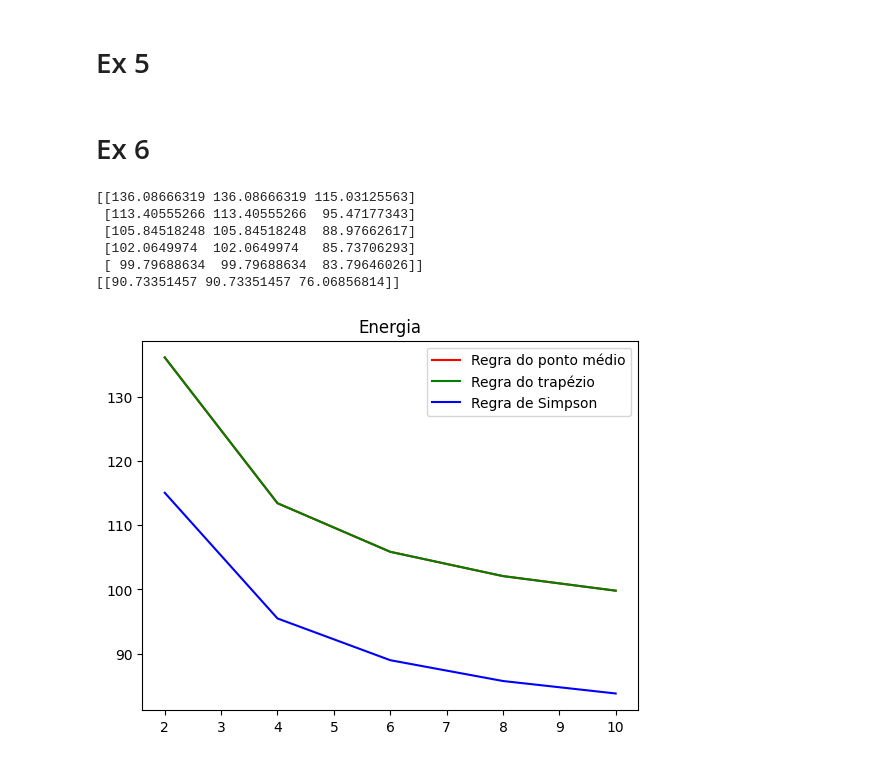
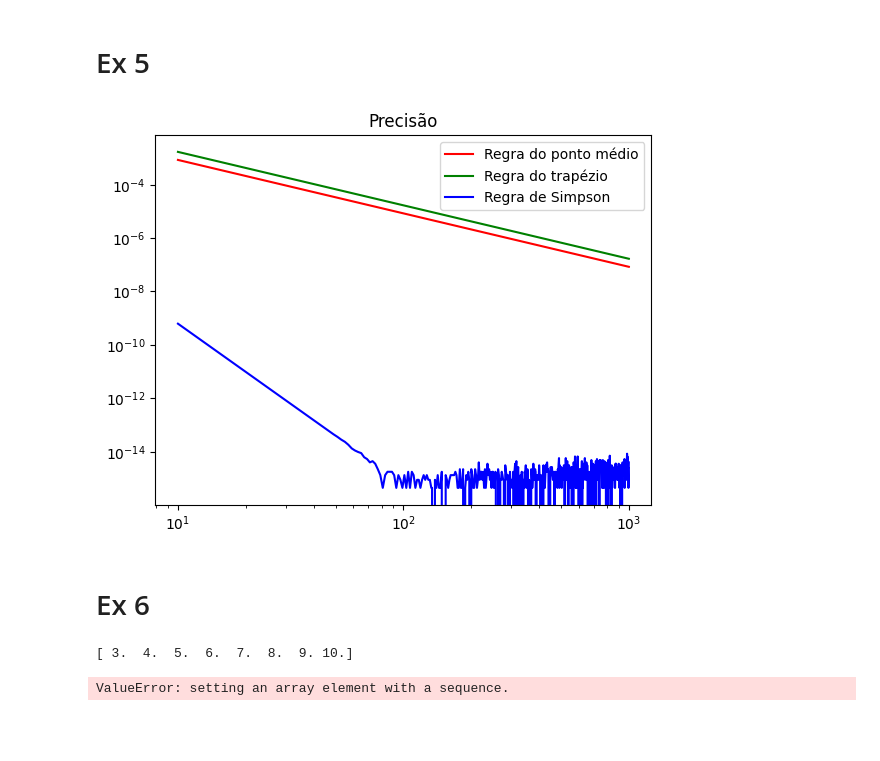
Before and after one commit to LuisFSForti/Atividades_USP, a Jupyter notebook: Calculo_Numerico/Atividade_5/Atividade5.ipynb, the cells around one changed output. Saved outputs shown, nothing was run; the diff lists cells and outputs as text; code cells hidden in the pictures; blank space fills up the shorter version.

```diff
--- a/Calculo_Numerico/Atividade_5/Atividade5.ipynb
+++ b/Calculo_Numerico/Atividade_5/Atividade5.ipynb
@@ -216,39 +216,54 @@ def CalcularIntegrais(N, a, b, funcao):
     res = []
 
     for n in N:
-        sumPM = 0
-        sumT = 0
-        sumS = 0
+        #sumPM = 0
+        #sumT = 0
+        #sumS = 0
+        #dist = (b-a)/n
+
+        #for x in a + np.arange(1, n+1) * dist:
+        #    sumPM += funcao(Media(x-dist, x))
+        #    sumT += funcao(x-dist) + funcao(x)
+        #    sumS += funcao(x-dist) + 4 * funcao(Media(x-dist, x)) + funcao(x)
+
+        #res.append([dist * sumPM, dist/2 * sumT, dist/6 * sumS])
+
         dist = (b-a)/n
-        for x in a + np.arange(0, n+1) * dist:
-            sumPM += Media(funcao(x-dist), funcao(x))
-            sumT += funcao(x-dist) + funcao(x)
-            sumS += funcao(x-dist) + 4 * funcao(Media(x-dist, x)) + func(x)
+        X = a + np.arange(1, n+1) * dist
+        Xm = Media(X - dist, X)
 
-        res.append([dist * sumPM, dist/2 * sumT, dist/6 * sumS])
+        resPM = dist * sum(funcao(Xm))
+        resT = dist/2 * sum(funcao(X-dist) + funcao(X))
+        resS = dist/6 * sum(funcao(X-dist) + 4*funcao(Xm) + funcao(X))
+
+        res.append([resPM, resT, resS])
+
+        #print(resPM - dist * sumPM, resT - dist/2 * sumT, resS - dist/6 * sumS)
 
     return np.array(res)
 # %%
 def func(x):
     return 4/(1 + x**2)
 
 qtd = 500
-N = np.linspace(1, 10**3, qtd, dtype=int)
+N = np.linspace(10, 10**3, qtd, dtype=int)
 
 erros = CalcularIntegrais(N, 0, 1, func)
 
 for i in range(len(erros)):
     for j in range(len(erros[0])):
         erros[i,j] = abs(math.pi - erros[i,j])
 
 plt.loglog(N, erros[:,0], "-r")
 plt.loglog(N, erros[:,1], "-g")
 plt.loglog(N, erros[:,2], "-b")
 plt.title("Precisão")
 plt.legend(["Regra do ponto médio", "Regra do trapézio", "Regra de Simpson"], loc="upper right")
 plt.show()
 
 #Todos os métodos se provaram igualmente precisos, mas a regra do trapézio acaba por ser mais eficiente, por realizar menos operações por N
+# %% [output]
+[figure, added]
 # %% [markdown]
 # Ex 6
 # %%
@@ -436,16 +451,13 @@ p = SolveNetwork(conec, C, nAtm, nB, QB, False)
 #PlotPressure(n, m, p)
 #PlotPressureAsSurface(n, m, p)
 # %%
-def Potencia(x):
-    K = FormarK(C)
-    D = FormarD(conec, C)
-    return CalcularPotencia(p)
-
-N = [2, 4, 6, 8, 10]
+N = np.linspace(3, 10, 8)
+#N = np.append(N,1000)
+print(N)
 energias = CalcularIntegrais(N, 1, 10, Potencia)
 
 print(energias)
-print(CalcularIntegrais([10000], 1, 10, Potencia))
+#print(CalcularIntegrais([10000], 1, 10, Potencia))
 
 plt.plot(N, energias[:,0], "-r")
 plt.plot(N, energias[:,1], "-g")
@@ -454,10 +466,5 @@ plt.title("Energia")
 plt.legend(["Regra do ponto médio", "Regra do trapézio", "Regra de Simpson"], loc="upper right")
 plt.show()
 # %% [output]
-[[136.08666319 136.08666319 115.03125563]
- [113.40555266 113.40555266  95.47177343]
- [105.84518248 105.84518248  88.97662617]
- [102.0649974  102.0649974   85.73706293]
- [ 99.79688634  99.79688634  83.79646026]]
-[[90.73351457 90.73351457 76.06856814]]
+[ 3.  4.  5.  6.  7.  8.  9. 10.]
-[figure, removed]
+ValueError: setting an array element with a sequence.
```
Also changed, not shown: parts of 3 cells of this notebook.
